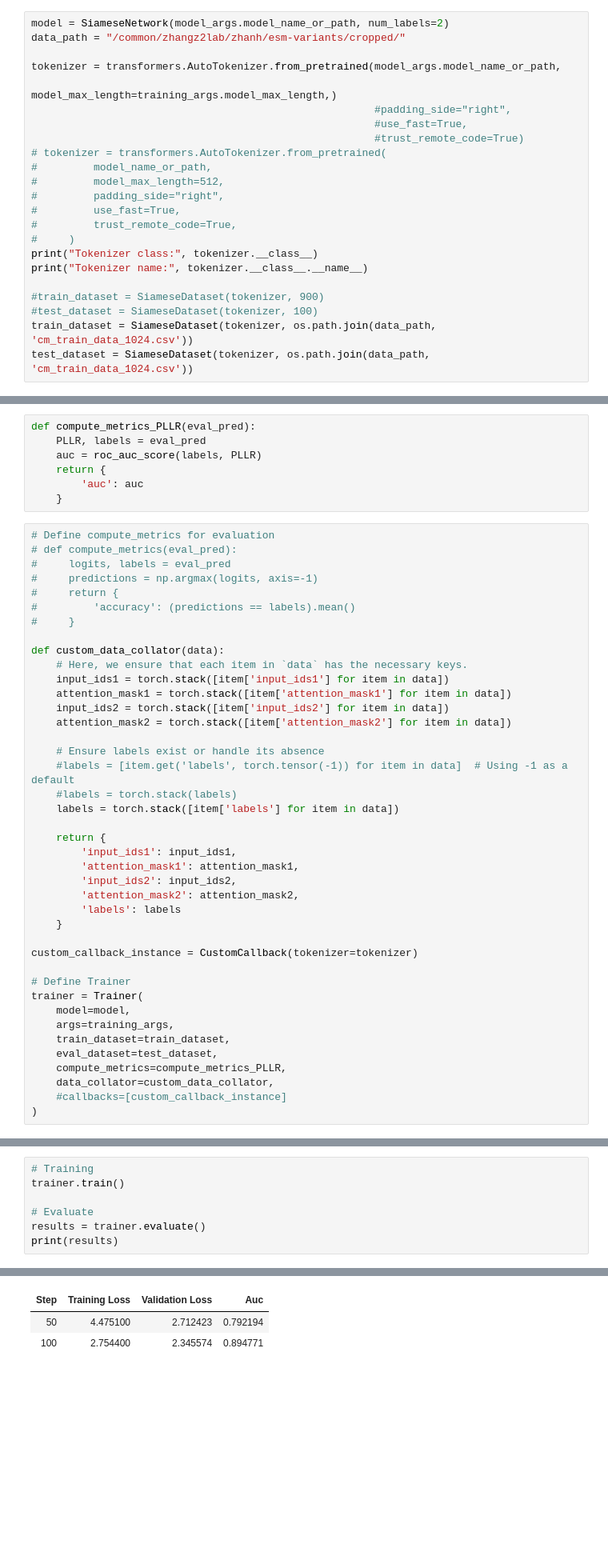
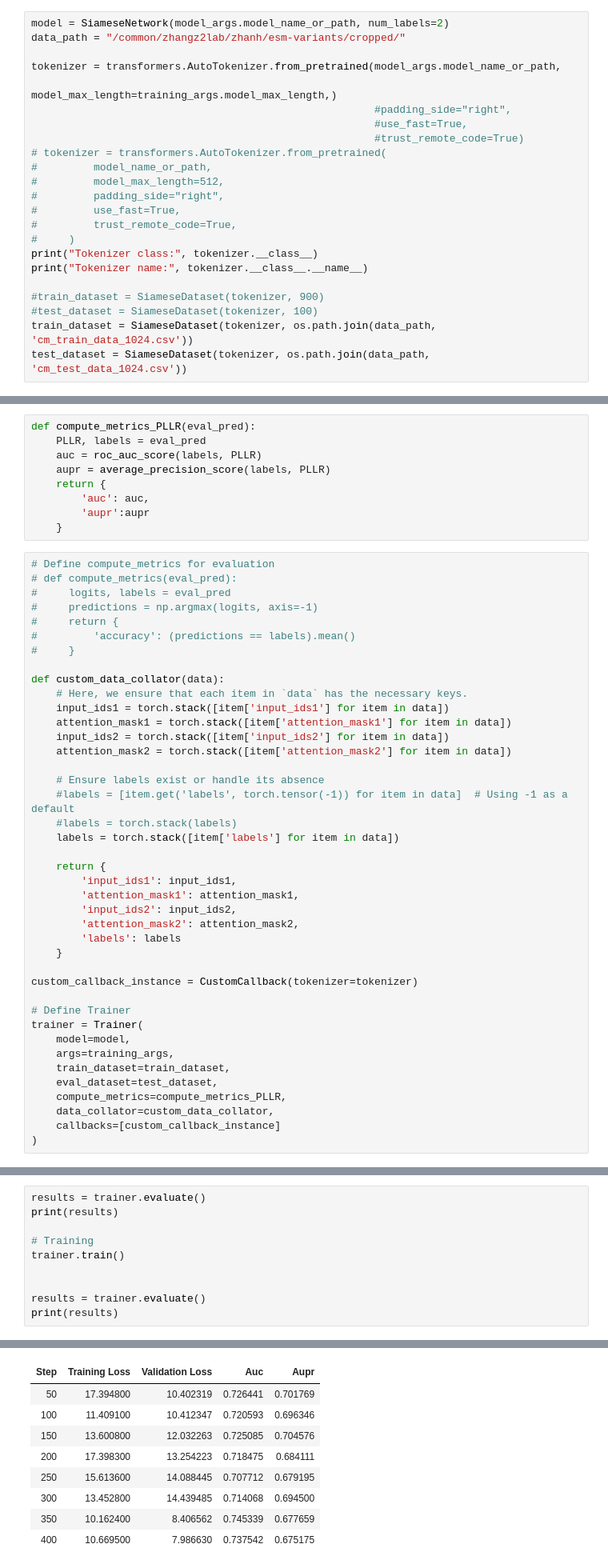
Before and after one commit to zhanglab-aim/DYNA, a Jupyter notebook: VEP_esm_PLLR.ipynb, the cells around one changed output, grey strips where cells are left out. Shown at 80% size. Saved outputs shown, nothing was run; the diff lists cells and outputs as text; blank space fills up the shorter version.

Commit message:
PLLR-v2

```diff
--- a/VEP_esm_PLLR.ipynb
+++ b/VEP_esm_PLLR.ipynb
@@ -252,7 +286,7 @@ print("Tokenizer name:", tokenizer.__class__.__name__)
 #train_dataset = SiameseDataset(tokenizer, 900)
 #test_dataset = SiameseDataset(tokenizer, 100)
 train_dataset = SiameseDataset(tokenizer, os.path.join(data_path, 'cm_train_data_1024.csv'))
-test_dataset = SiameseDataset(tokenizer, os.path.join(data_path, 'cm_train_data_1024.csv'))
+test_dataset = SiameseDataset(tokenizer, os.path.join(data_path, 'cm_test_data_1024.csv'))
 # %% [output]
 Tokenizer class: <class 'transformers.models.esm.tokenization_esm.EsmTokenizer'>
 Tokenizer name: EsmTokenizer
@@ -334,13 +368,15 @@ def compute_metrics(eval_pred):
         'recall': recall,
         'auc': auc
     }
-# %%
-def compute_metrics_PLLR(eval_pred):
-    PLLR, labels = eval_pred
-    auc = roc_auc_score(labels, PLLR)
-    return {
-        'auc': auc
-    }
+# %%
+def compute_metrics_PLLR(eval_pred):
+    PLLR, labels = eval_pred
+    auc = roc_auc_score(labels, PLLR)
+    aupr = average_precision_score(labels, PLLR)
+    return {
+        'auc': auc,
+        'aupr':aupr
+    }
 # %%
 # Define compute_metrics for evaluation
 # def compute_metrics(eval_pred):
@@ -380,7 +416,7 @@ trainer = Trainer(
     eval_dataset=test_dataset,
     compute_metrics=compute_metrics_PLLR,
     data_collator=custom_data_collator,
-    #callbacks=[custom_callback_instance]
+    callbacks=[custom_callback_instance]
 )
 # %%
 # Let's assume you've already loaded your trained model into a variable named `model`.
@@ -434,10 +470,13 @@ Token IDs: [0, 32, 32, 32, 32, 32, 32, 2]
 Output1 shape: torch.Size([1, 1024, 33])
 Output2 shape: torch.Size([1, 1024, 33])
 # %%
+results = trainer.evaluate()
+print(results)
+
 # Training
 trainer.train()
 
-# Evaluate
+
 results = trainer.evaluate()
 print(results)
 # %% [output]
@@ -445,3 +488,9 @@ print(results)
-| Step | Training Loss | Validation Loss | Auc |
-| 50 | 4.475100 | 2.712423 | 0.792194 |
-| 100 | 2.754400 | 2.345574 | 0.894771 |
+| Step | Training Loss | Validation Loss | Auc | Aupr |
+| 50 | 17.394800 | 10.402319 | 0.726441 | 0.701769 |
+| 100 | 11.409100 | 10.412347 | 0.720593 | 0.696346 |
+| 150 | 13.600800 | 12.032263 | 0.725085 | 0.704576 |
+| 200 | 17.398300 | 13.254223 | 0.718475 | 0.684111 |
+| 250 | 15.613600 | 14.088445 | 0.707712 | 0.679195 |
+| 300 | 13.452800 | 14.439485 | 0.714068 | 0.694500 |
+| 350 | 10.162400 | 8.406562 | 0.745339 | 0.677659 |
+| 400 | 10.669500 | 7.986630 | 0.737542 | 0.675175 |
```
Also changed, not shown: parts of 6 cells of this notebook.
